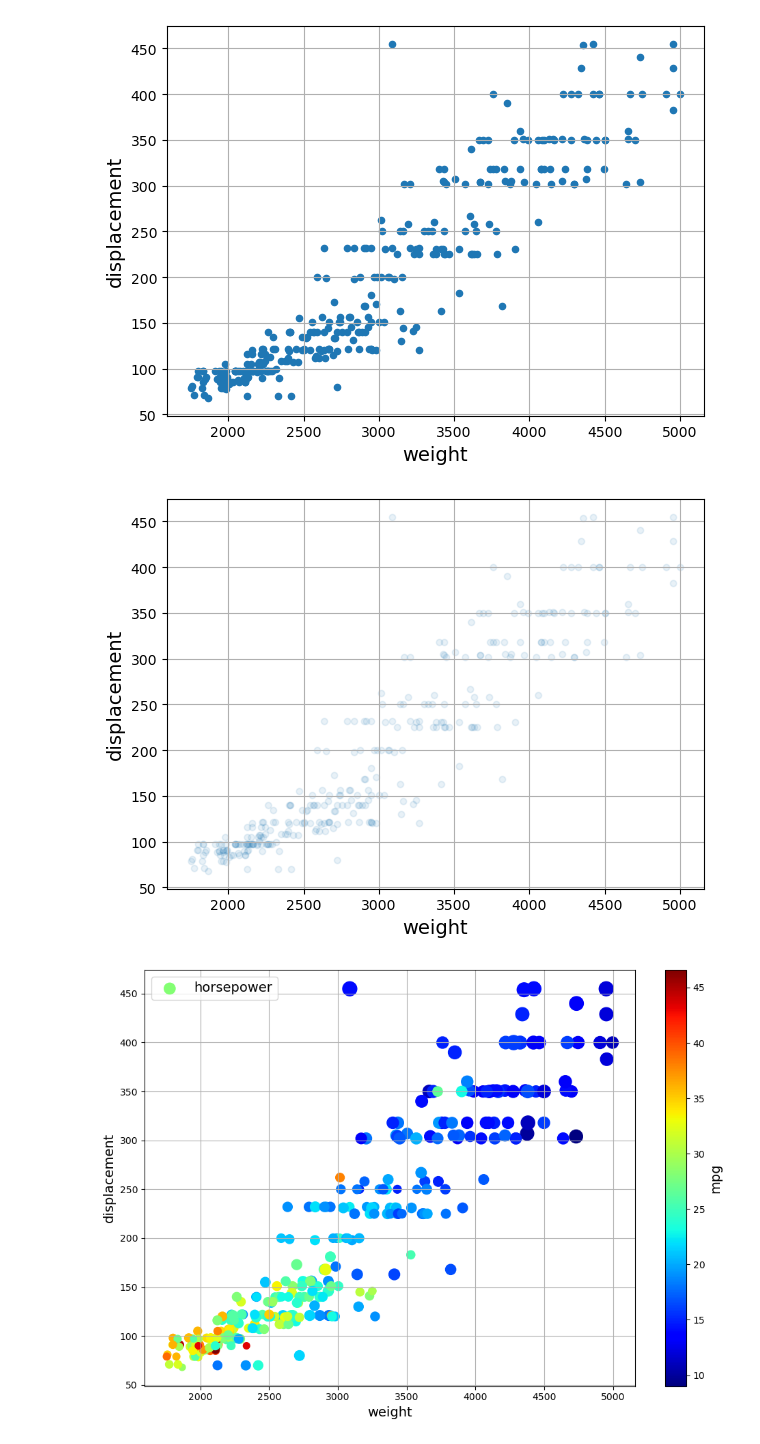
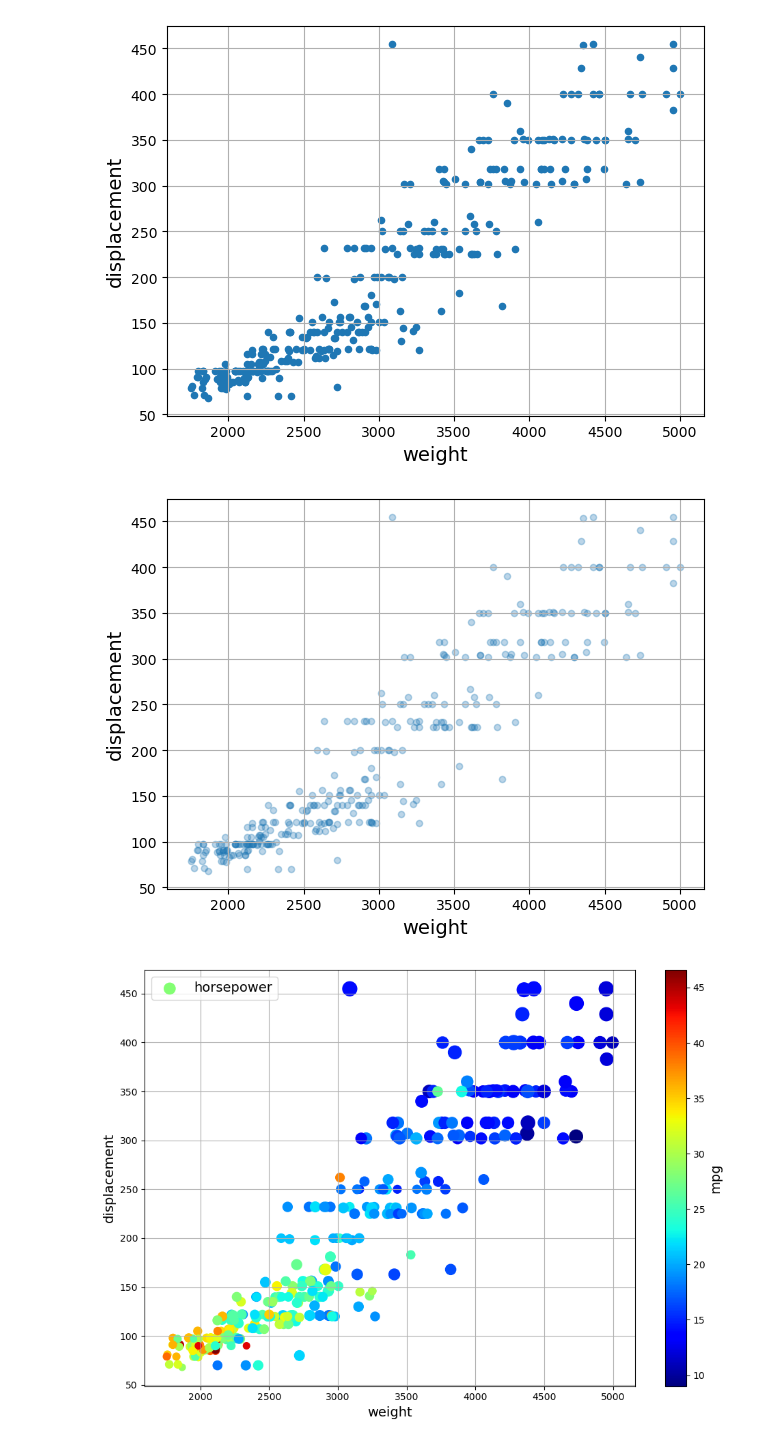
Before and after one commit to sakura09040904/Portfolio, a Jupyter notebook: 2. 1학년2학기/python/1. 어프렌티스프로젝트/5주차_과제1.ipynb, the cells around one changed output. Drawn from its saved outputs; the diff is of its cells as text; code cells hidden in the pictures.

```diff
--- a/2. 1학년2학기/python/1. 어프렌티스프로젝트/5주차_과제1.ipynb
+++ b/2. 1학년2학기/python/1. 어프렌티스프로젝트/5주차_과제1.ipynb
@@ -252,11 +250,11 @@ plt.show()
 # %% [output]
 [figure]
 # %%
-mpg.plot(kind="scatter", x="weight", y="displacement",grid=True, alpha=0.1)
+mpg.plot(kind="scatter", x="weight", y="displacement",grid=True, alpha=0.3)
 save_fig("better_visualization_plot")  # 그림저장
 plt.show()
 # %% [output]
-[figure, old version]
+[figure, new version]
 # %%
 mpg.plot(kind="scatter", x="weight", y="displacement", grid=True,
          s=mpg["horsepower"], label="horsepower",
```
Also changed, not shown: parts of 28 cells of this notebook, 9 other files.
